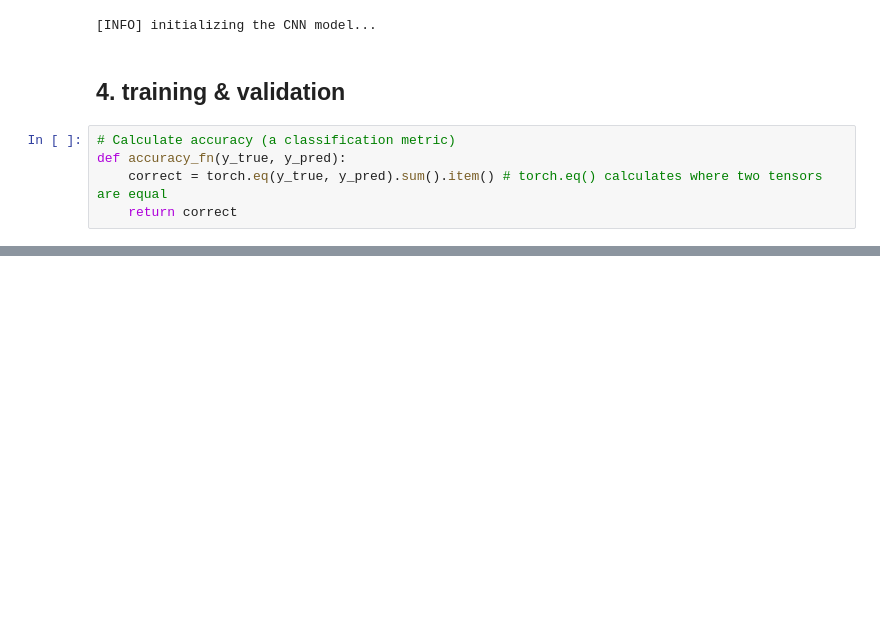
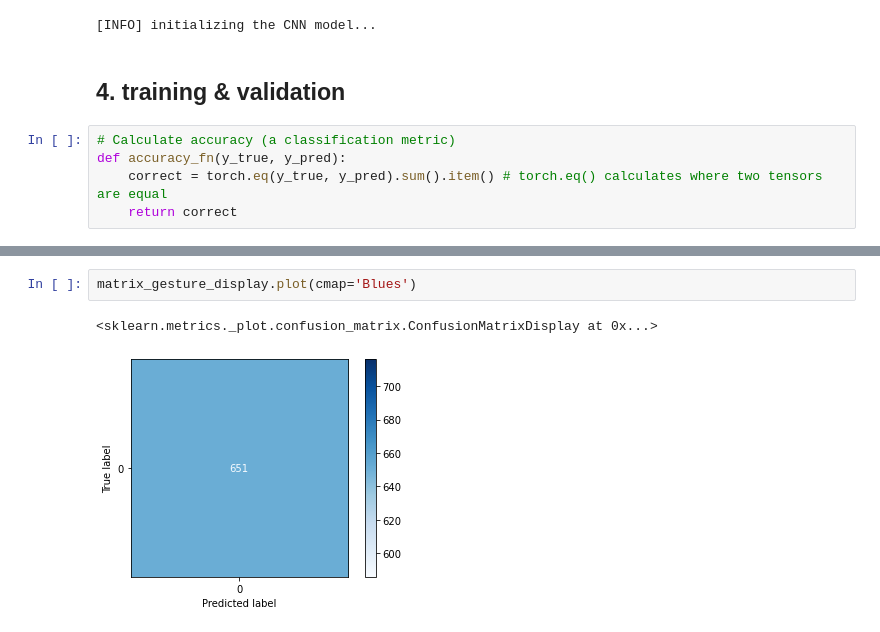
Before and after one commit to Matovic/pedestrian-classification, a Jupyter notebook: src/CNN_best_parameters.ipynb, the cells around one changed output, grey strips where cells are left out. Saved outputs shown, nothing was run; the diff lists cells and outputs as text; blank space fills up the shorter version.

```diff
--- a/src/CNN_best_parameters.ipynb
+++ b/src/CNN_best_parameters.ipynb
@@ -582,0 +792,5 @@ loss_train, accuracy_train, loss_validation, accuracy_validation = \
+# %%
+matrix_gesture_display.plot(cmap='Blues')
+# %% [output]
+<sklearn.metrics._plot.confusion_matrix.ConfusionMatrixDisplay at 0x...>
+[figure, added]
```
Also changed, not shown: parts of 31 cells of this notebook.
